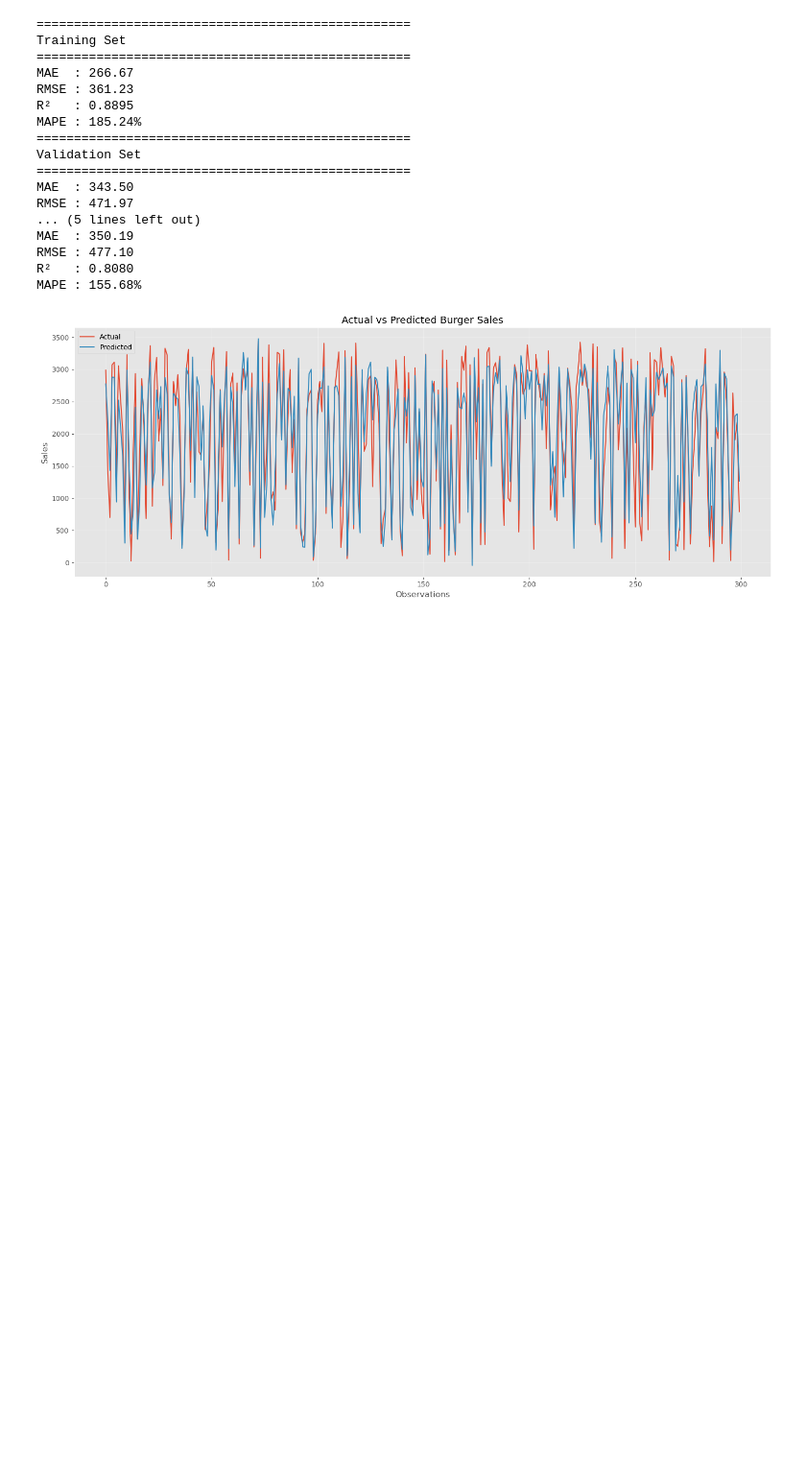
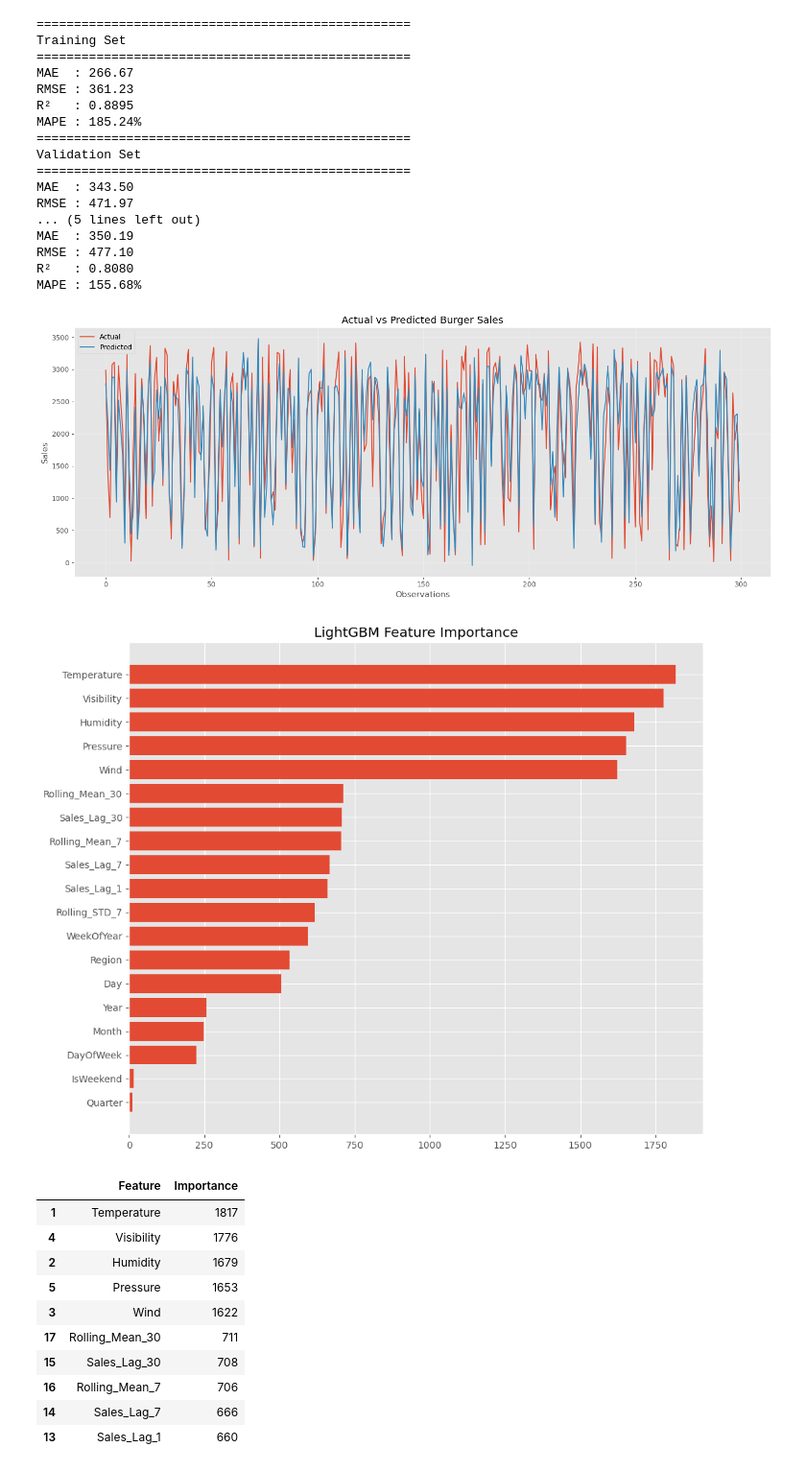
Before and after one commit to Bennyaks/Burger_Sales_Forecasting, a Jupyter notebook: notebooks/05_LightGBM_Model.ipynb, the cells around one changed output. Shown at 96% size. Cells and saved outputs as stored; diff of their text form; code cells hidden in the pictures; blank space fills up the shorter version.

Commit message:
Implemented baseline LightGBM forecasting model

```diff
--- a/notebooks/05_LightGBM_Model.ipynb
+++ b/notebooks/05_LightGBM_Model.ipynb
@@ -253,3 +253,58 @@ plt.savefig(
 plt.show()
 # %% [output]
 [figure]
+# %%
+importance = pd.DataFrame({
+
+    "Feature": X.columns,
+
+    "Importance": model.feature_importances_
+
+})
+
+importance = importance.sort_values(
+
+    by="Importance",
+
+    ascending=False
+)
+
+plt.figure(figsize=(10,8))
+
+plt.barh(
+
+    importance["Feature"],
+
+    importance["Importance"]
+
+)
+
+plt.title("LightGBM Feature Importance")
+
+plt.gca().invert_yaxis()
+
+plt.tight_layout()
+
+plt.savefig(
+
+    "../outputs/figures/lightgbm_feature_importance.png",
+
+    dpi=300
+)
+
+plt.show()
+
+importance.head(10)
+# %% [output]
+[figure, added]
+|  | Feature | Importance |
+| 1 | Temperature | 1817 |
+| 4 | Visibility | 1776 |
+| 2 | Humidity | 1679 |
+| 5 | Pressure | 1653 |
+| 3 | Wind | 1622 |
+| 17 | Rolling_Mean_30 | 711 |
+| 15 | Sales_Lag_30 | 708 |
+| 16 | Rolling_Mean_7 | 706 |
+| 14 | Sales_Lag_7 | 666 |
+| 13 | Sales_Lag_1 | 660 |
```
Also changed, not shown: parts of 1 cell of this notebook, 7 other files.
